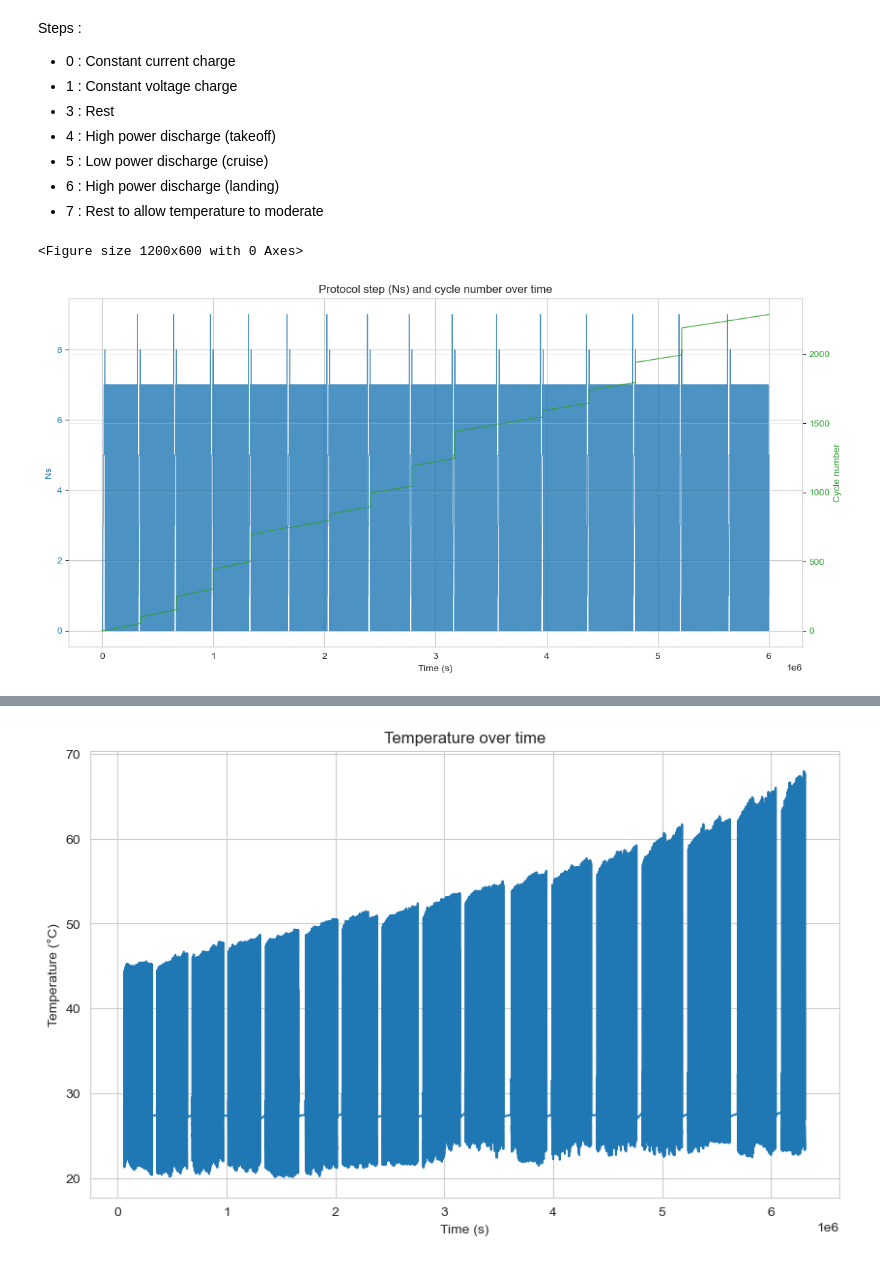
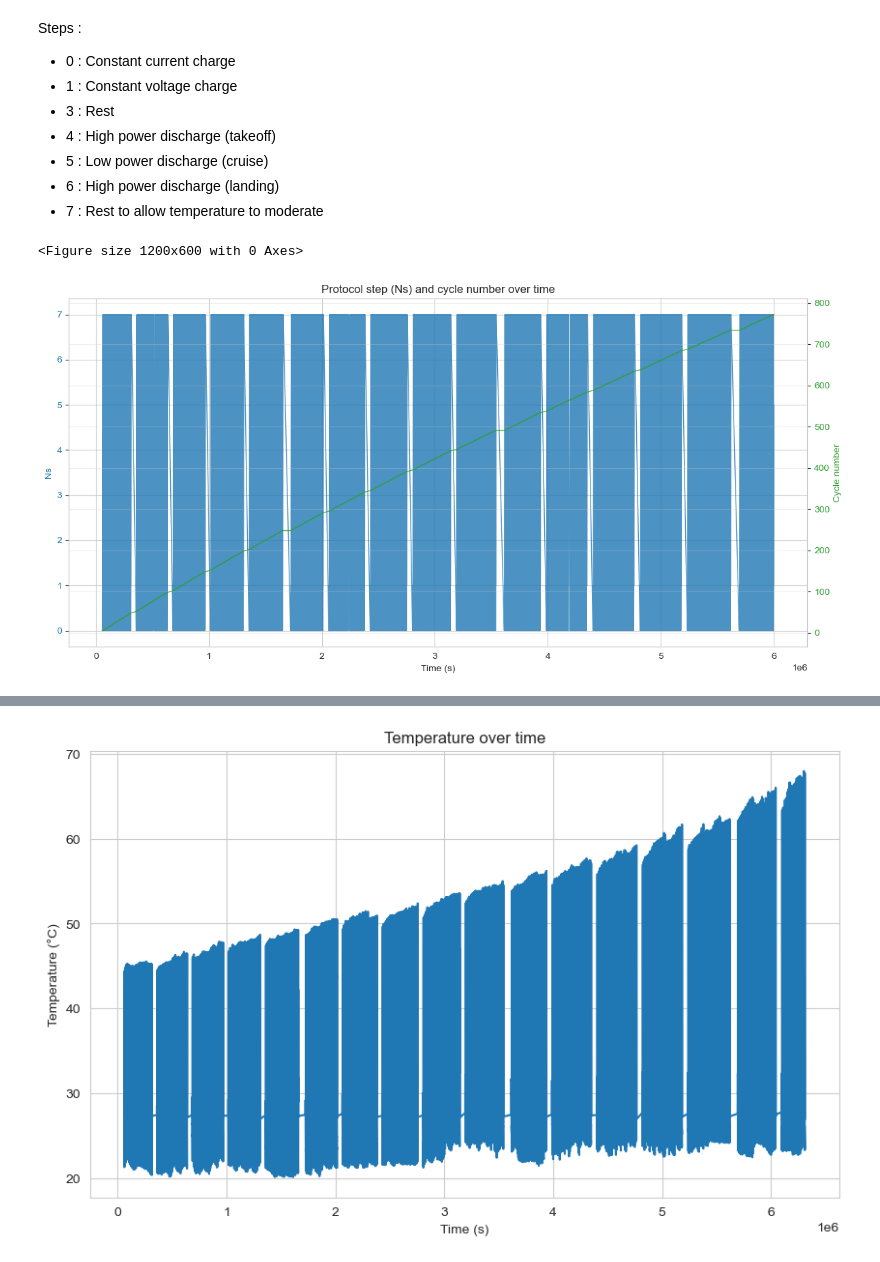
Before and after one commit to ChristopherTsa/datacamp_project, a Jupyter notebook: batteries_starting_kit.ipynb, the cells around one changed output, grey strips where cells are left out. Saved outputs shown, nothing was run; the diff lists cells and outputs as text; code cells hidden in the pictures.

```diff
--- a/batteries_starting_kit.ipynb
+++ b/batteries_starting_kit.ipynb
@@ -297,4 +297,6 @@ data_cleaned['is_test_cycle'] = data_cleaned['cycleNumber'].isin(test_cycles)
 
 print(f"Marked {data_cleaned['is_test_cycle'].sum()} data points as test cycles")
 print(f"Normal cycles data points: {(~data_cleaned['is_test_cycle']).sum()}")
+
+data = data_cleaned.copy()
 # %% [output]
@@ -365,0 +335,30 @@ KeyError: 1
+# %%
+# 1. Make a copy of the data
+data_cleaned = data_regular.copy().reset_index()
+
+# 2. Calculate cycle-to-cycle differences
+data_cleaned['cycle_diff'] = data_cleaned['cycleNumber'].diff()
+
+# 3. Create a new column for corrected cycle numbers
+data_cleaned['corrected_cycle'] = data_cleaned['cycleNumber'].copy()
+
+# 4. Track cumulative correction
+cycle_correction = 0
+drops_found = 0
+
+# 5. Process each row sequentially
+for i in range(1, len(data_cleaned)):
+    # If there's a significant negative drop in cycle number
+    if data_cleaned.loc[i, 'cycle_diff'] < -1:
+        # Calculate the correction needed
+        drop_correction = data_cleaned.loc[i-1, 'cycleNumber'] - data_cleaned.loc[i, 'cycleNumber']
+        cycle_correction += drop_correction
+        drops_found += 1
+        print(f"Cycle drop detected at index {i}: from {data_cleaned.loc[i-1, 'cycleNumber']} to {data_cleaned.loc[i, 'cycleNumber']}. Correction: {drop_correction}")
+
+    # Apply the cumulative correction to all points after drops
+    if cycle_correction > 0:
+        data_cleaned.loc[i, 'corrected_cycle'] = data_cleaned.loc[i, 'cycleNumber'] + cycle_correction
+
+print(f"Found {drops_found} cycle drops in the data")
+print(f"Total cycle correction applied: {cycle_correction}")
@@ -366,3 +371,9 @@ KeyError: 1
+# %%
+data_cleaned = data_cleaned.set_index('index')
+data_cleaned.index.name = None
+data_regular['cycleNumber'] = data_cleaned['corrected_cycle']
+data['cycleNumber'] = data_cleaned['corrected_cycle']
+data['cycleNumber'] = data['cycleNumber'].interpolate(method='linear')
 # %% [markdown]
 ### 3.4 Visualization of the regular dataset
 # %%
@@ -503,30 +514,30 @@ Steps :
 # %%
 t_max = 6000000
 
 filtered_data = data_regular[data_regular['time_s'] <= t_max]
 
 # Plot protocol step (Ns) and cycle number over time
 plt.figure(figsize=(12, 6))
 fig, ax1 = plt.subplots(figsize=(12, 6))
 
 # Primary axis for Ns
 color = 'tab:blue'
 ax1.set_xlabel('Time (s)')
 ax1.set_ylabel('Ns', color=color)
 ax1.plot(filtered_data['time_s'], filtered_data['Ns'], color=color, linewidth=1, alpha=0.8)
 ax1.tick_params(axis='y', labelcolor=color)
 
 # Secondary axis for cycle number
 ax2 = ax1.twinx()
 color = 'tab:green'
 ax2.set_ylabel('Cycle number', color=color)
-ax2.plot(filtered_data['time_s'], filtered_data['continuous_cycle'], color=color, linewidth=1, alpha=0.8)
+ax2.plot(filtered_data['time_s'], filtered_data['cycleNumber'], color=color, linewidth=1, alpha=0.8)
 ax2.tick_params(axis='y', labelcolor=color)
 
 plt.title('Protocol step (Ns) and cycle number over time')
 plt.grid(True, alpha=0.3)
 fig.tight_layout()
 plt.show()
 # %% [output]
 <Figure size 1200x600 with 0 Axes>
-[figure, old version]
+[figure, new version]
```
Also changed, not shown: parts of 30 cells of this notebook, 5 other files.
